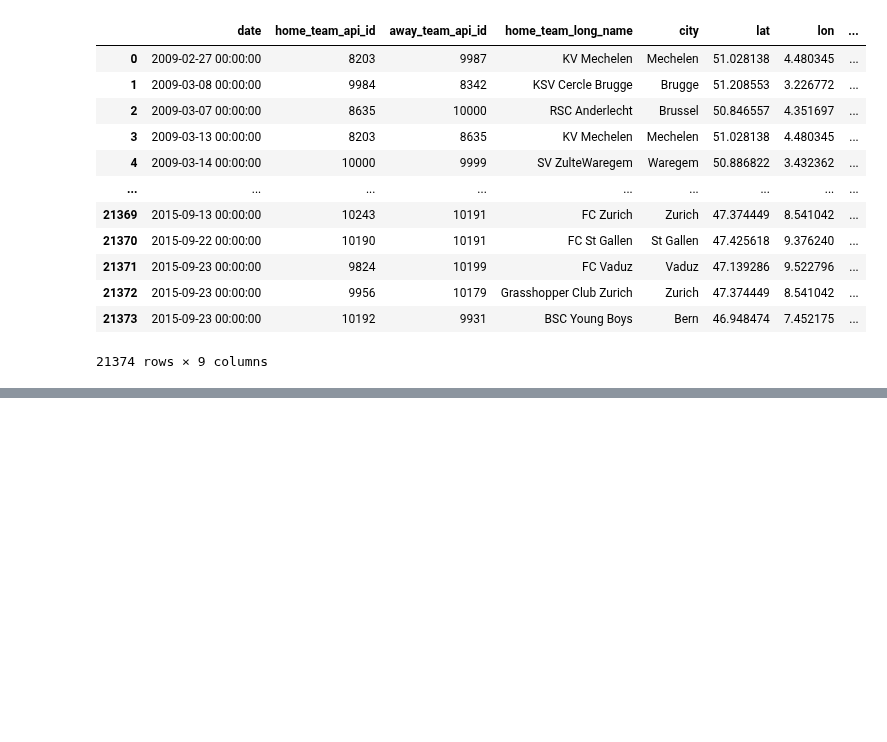
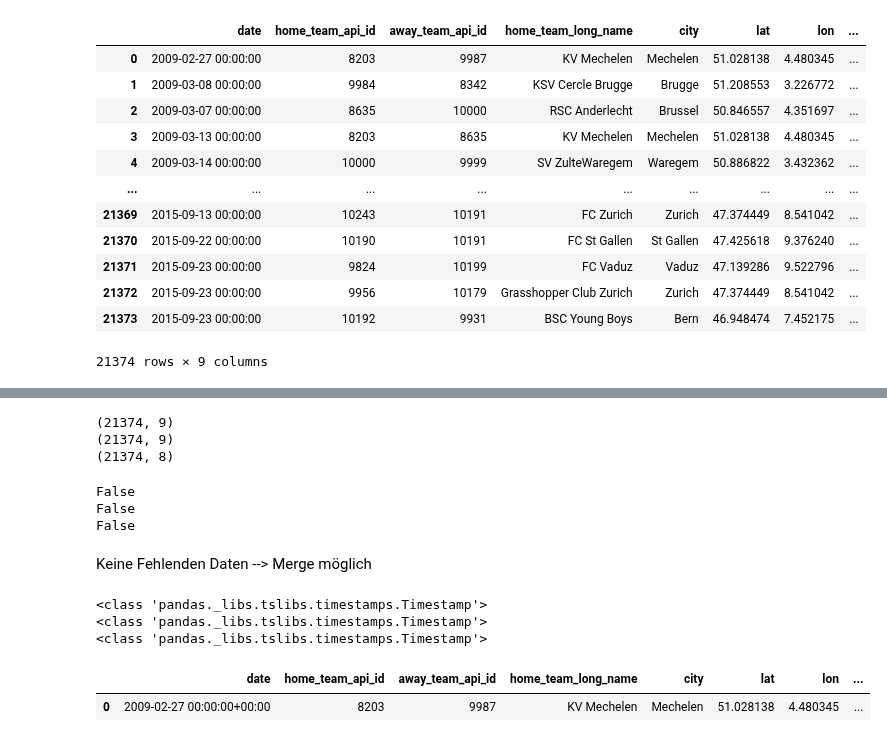
Before and after one commit to leolabla/MetaLabelingSportsPrediction, a Jupyter notebook: New Features.ipynb, the cells around one changed output, grey strips where cells are left out. Saved outputs shown, nothing was run; the diff lists cells and outputs as text; code cells hidden in the pictures; blank space fills up the shorter version.

```diff
--- a/New Features.ipynb
+++ b/New Features.ipynb
@@ -1456,0 +1466,31 @@ match_data_moon_phase.to_parquet("data/match_data_moon_phase.parquet")
+# %%
+print(moonphases.shape)
+print(weather.shape)
+print(game_pause.shape)
+# %% [output]
+(21374, 9)
+(21374, 9)
+(21374, 8)
+# %%
+print(moonphases.isna().any().any())
+print(weather.isna().any().any())
+print(game_pause.isna().any().any())
+# %% [output]
+False
+False
+False
+# %% [markdown]
+Keine Fehlenden Daten --> Merge möglich
+# %%
+print(type(game_pause.date.iloc[0]))
+print(type(weather.date.iloc[0]))
+print(type(game_pause.date.iloc[0]))
+# %% [output]
+<class 'pandas._libs.tslibs.timestamps.Timestamp'>
+<class 'pandas._libs.tslibs.timestamps.Timestamp'>
+<class 'pandas._libs.tslibs.timestamps.Timestamp'>
+# %%
+moonphases.head(1)
+# %% [output]
+|  | date | home_team_api_id | away_team_api_id | home_team_long_name | city | lat | lon | ... |
+| 0 | 2009-02-27 00:00:00+00:00 | 8203 | 9987 | KV Mechelen | Mechelen | 51.028138 | 4.480345 | ... |
```
Also changed, not shown: parts of 16 cells of this notebook.
